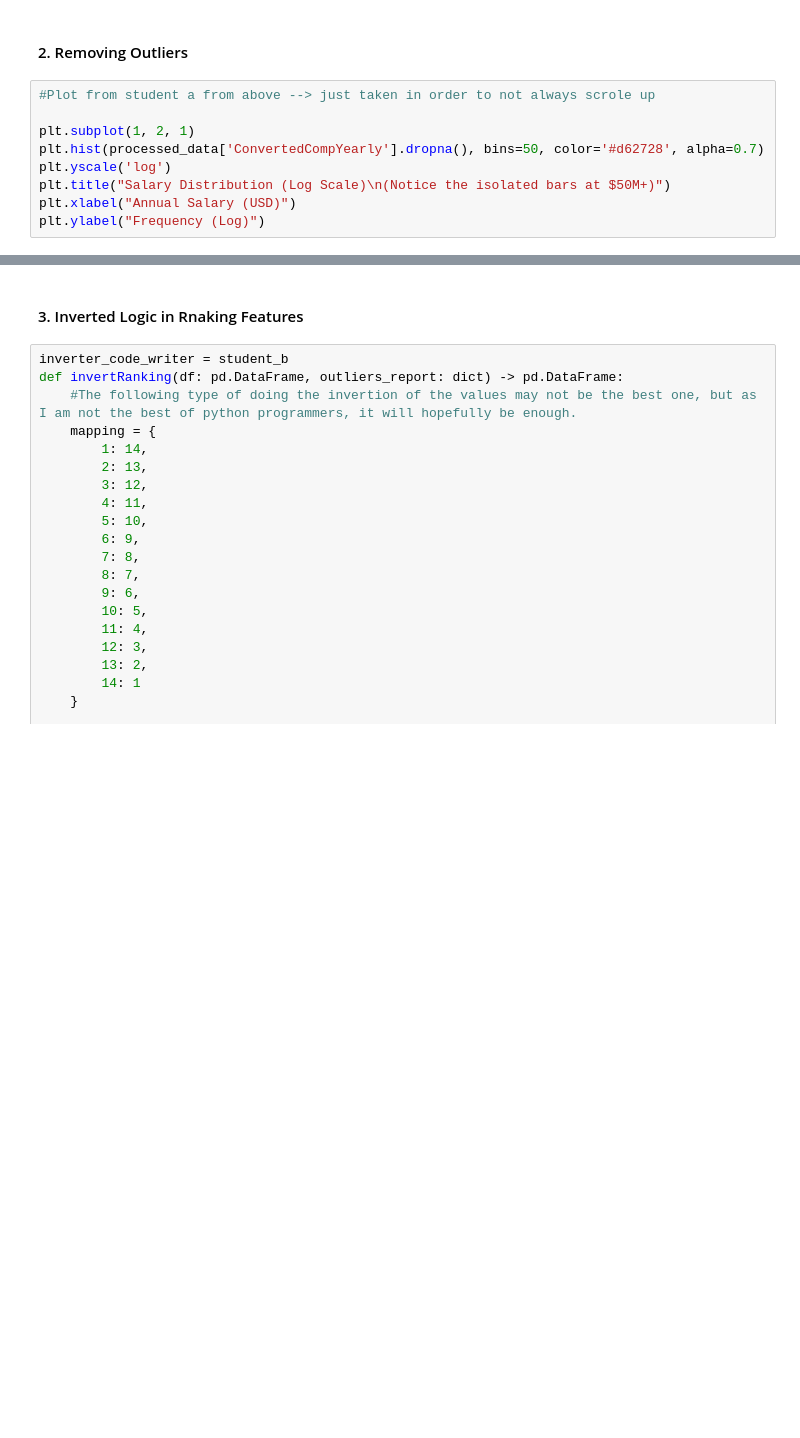
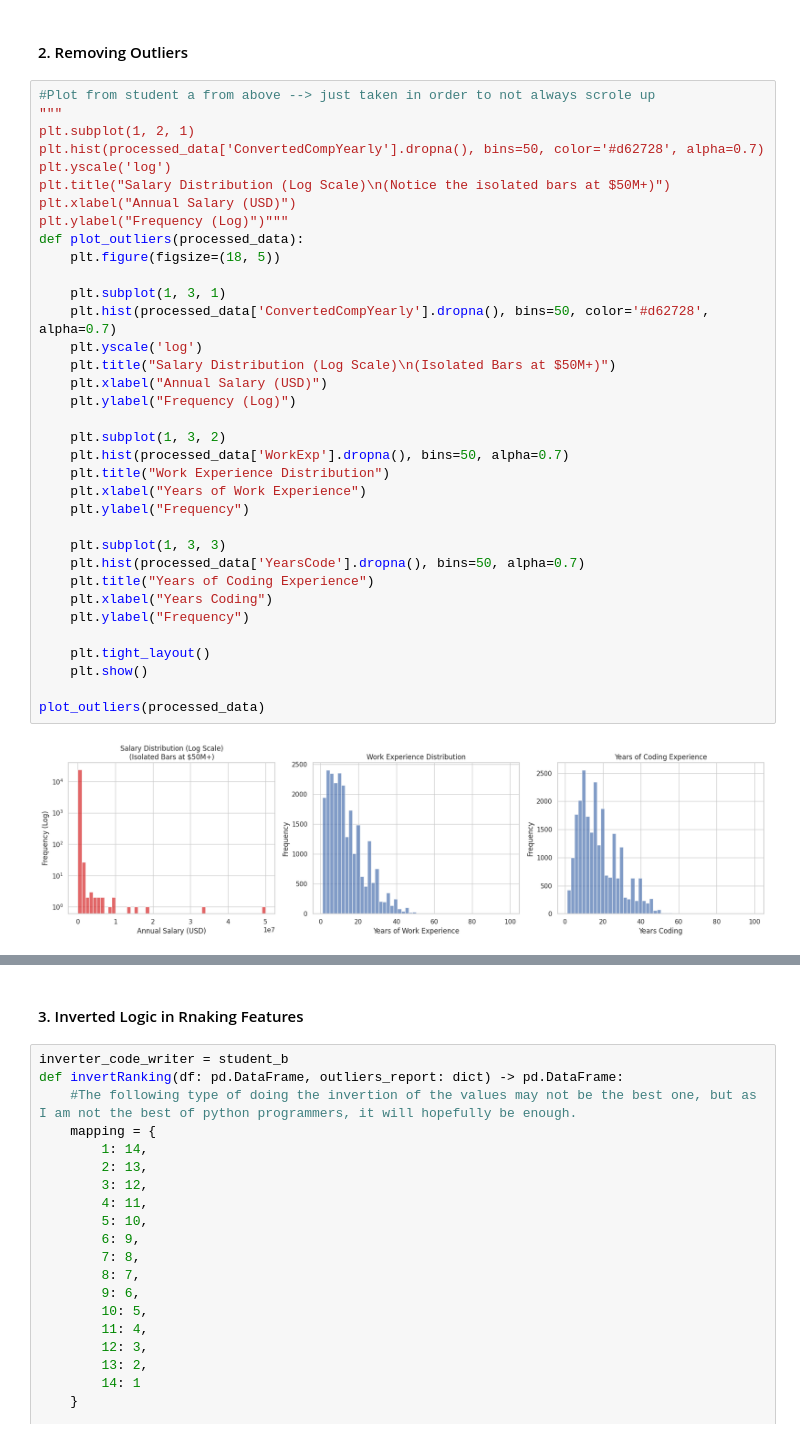
Before and after one commit to jonnyCap/BI---Data-Analytics, a Jupyter notebook: data-analytics-notebook.ipynb, the cells around one changed output, grey strips where cells are left out. Cells and saved outputs as stored; diff of their text form; blank space fills up the shorter version.

```diff
--- a/data-analytics-notebook.ipynb
+++ b/data-analytics-notebook.ipynb
@@ -1537,13 +1710,41 @@ print("Inserted writer")
 #### 2. Removing Outliers
 # %%
 #Plot from student a from above --> just taken in order to not always scrole up
-
+"""
 plt.subplot(1, 2, 1)
 plt.hist(processed_data['ConvertedCompYearly'].dropna(), bins=50, color='#d62728', alpha=0.7)
 plt.yscale('log')
 plt.title("Salary Distribution (Log Scale)\n(Notice the isolated bars at $50M+)")
 plt.xlabel("Annual Salary (USD)")
-plt.ylabel("Frequency (Log)")
+plt.ylabel("Frequency (Log)")"""
+def plot_outliers(processed_data):
+    plt.figure(figsize=(18, 5))
+
+    plt.subplot(1, 3, 1)
+    plt.hist(processed_data['ConvertedCompYearly'].dropna(), bins=50, color='#d62728', alpha=0.7)
+    plt.yscale('log')
+    plt.title("Salary Distribution (Log Scale)\n(Isolated Bars at $50M+)")
+    plt.xlabel("Annual Salary (USD)")
+    plt.ylabel("Frequency (Log)")
+
+    plt.subplot(1, 3, 2)
+    plt.hist(processed_data['WorkExp'].dropna(), bins=50, alpha=0.7)
+    plt.title("Work Experience Distribution")
+    plt.xlabel("Years of Work Experience")
+    plt.ylabel("Frequency")
+
+    plt.subplot(1, 3, 3)
+    plt.hist(processed_data['YearsCode'].dropna(), bins=50, alpha=0.7)
+    plt.title("Years of Coding Experience")
+    plt.xlabel("Years Coding")
+    plt.ylabel("Frequency")
+
+    plt.tight_layout()
+    plt.show()
+
+plot_outliers(processed_data)
+# %% [output]
+[figure, added]
 # %%
 # Remove ConvertedCompYearly outliers
 
```
Also changed, not shown: parts of 34 cells of this notebook.
